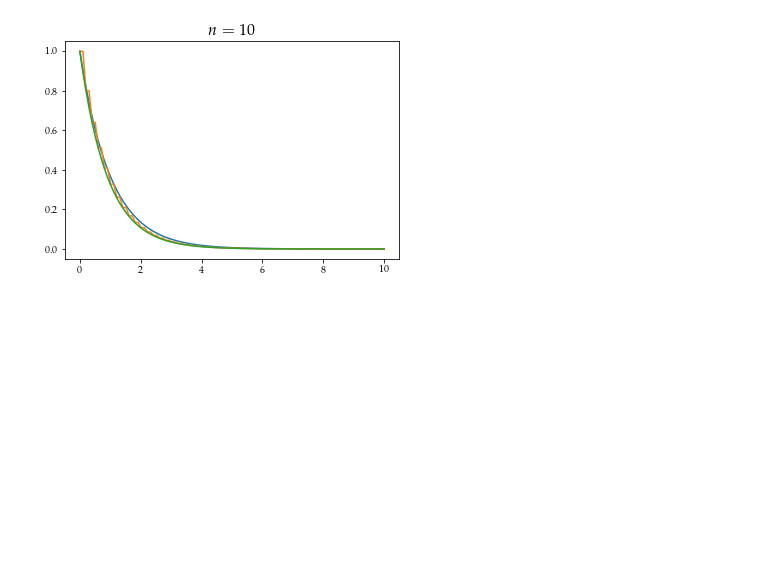
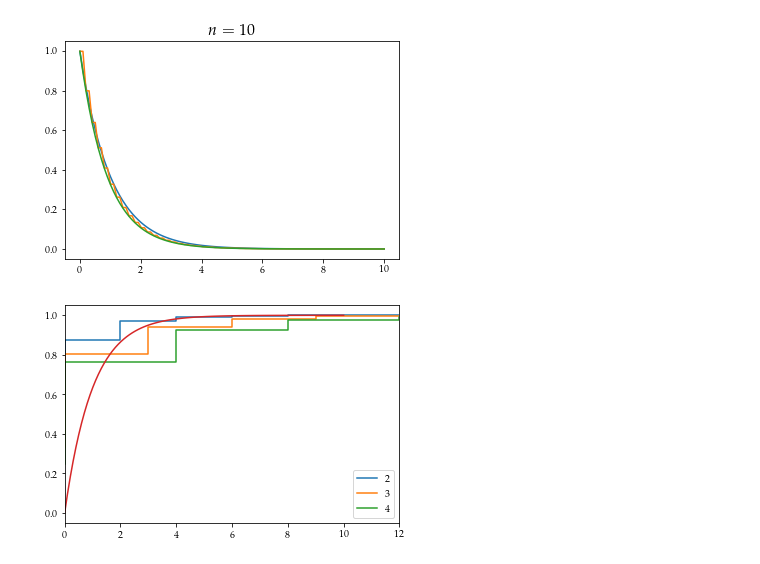
Before and after one commit to dariomalchiodi/sds, a Jupyter notebook: sds/notebooks/notebooks.ipynb, the cells around one changed output. Drawn from its saved outputs; the diff is of its cells as text; code cells hidden in the pictures; blank space fills up the shorter version.

```diff
--- a/sds/notebooks.ipynb
+++ b/sds/notebooks/notebooks.ipynb
@@ -449,3 +449,31 @@ with plt.rc_context({'axes.titlesize': 16}):
     plt.show()
 # %% [output]
 [figure]
+# %%
+import matplotlib.pyplot as plt
+
+def geom_cdf(x, p):
+    return 1 - (1 - p) ** (np.floor(x) + 1)
+
+def expo_cdf(x, lambda_):
+    return 1 - np.exp(-lambda_ * x)
+
+x = np.arange(0, 100)
+
+lambda_ = 1
+
+for n in range(2, 5):
+    p = lambda_ / n
+
+    y = geom_cdf(x*n, p)
+
+    plt.step(x*n, y, label=n)
+
+x = np.linspace(0, 10, 100)
+y = expo_cdf(x, lambda_)
+plt.plot(x, y)
+plt.xlim(0, 12)
+plt.legend()
+plt.show()
+# %% [output]
+[figure, added]
```
Also changed, not shown: 10 other files.
